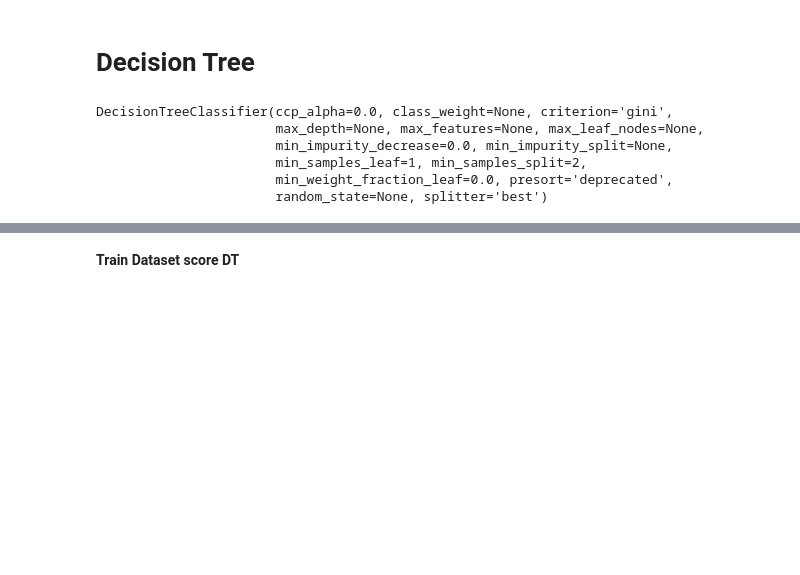
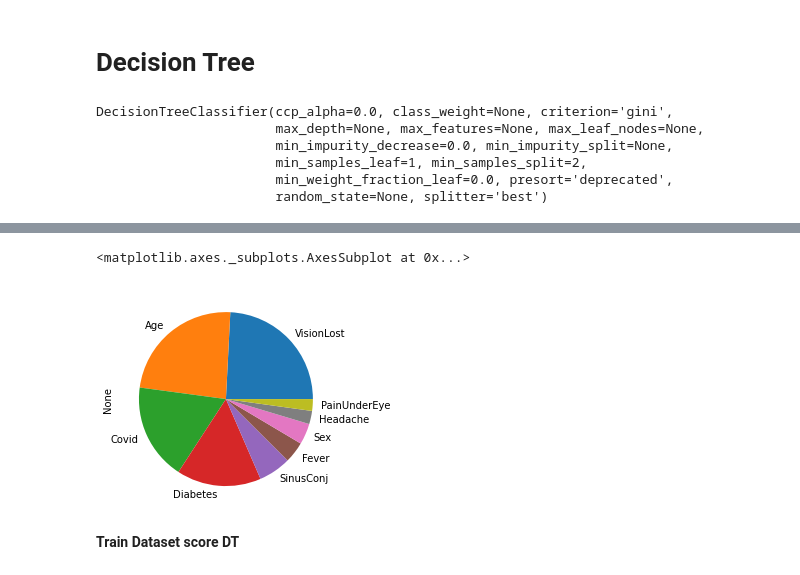
Before and after one commit to Nahidjc/Al_Lab, a Jupyter notebook: blackFungusData.ipynb, the cells around one changed output, grey strips where cells are left out. Cells and saved outputs as stored; diff of their text form; code cells hidden in the pictures; blank space fills up the shorter version.

```diff
--- a/blackFungusData.ipynb
+++ b/blackFungusData.ipynb
@@ -266,0 +274,2 @@ DecisionTreeClassifier(ccp_alpha=0.0, class_weight=None, criterion='gini',
+# %%
+top_featute = pd.Series(dt.feature_importances_,index=train_data.columns)
@@ -267,3 +289,8 @@ DecisionTreeClassifier(ccp_alpha=0.0, class_weight=None, criterion='gini',
+# %%
+top_featute.nlargest(9).plot(kind="pie")
+# %% [output]
+<matplotlib.axes._subplots.AxesSubplot at 0x...>
+[figure, added]
 # %% [markdown]
 **Train Dataset score DT**
 # %%
```
Also changed, not shown: parts of 11 cells of this notebook.
